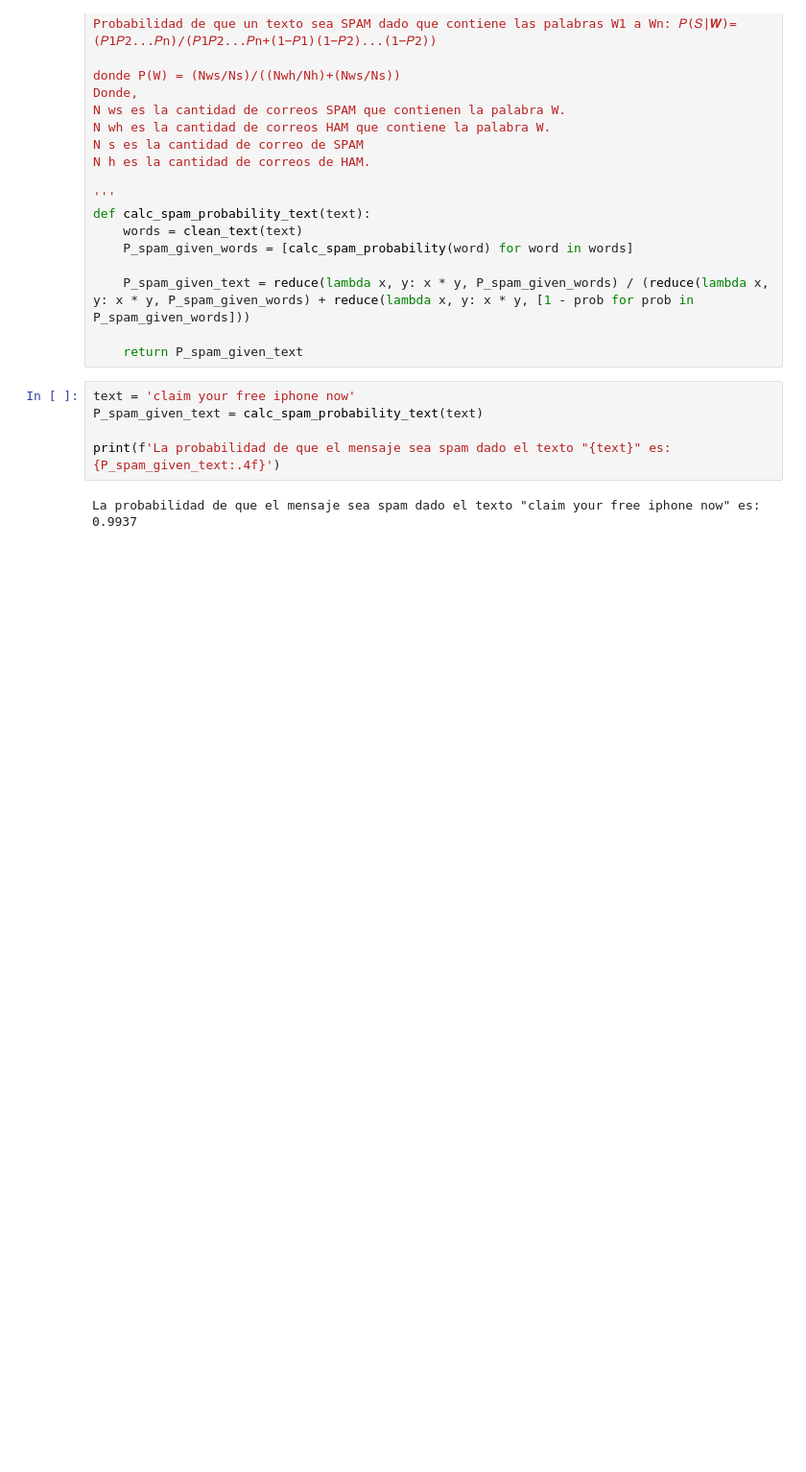
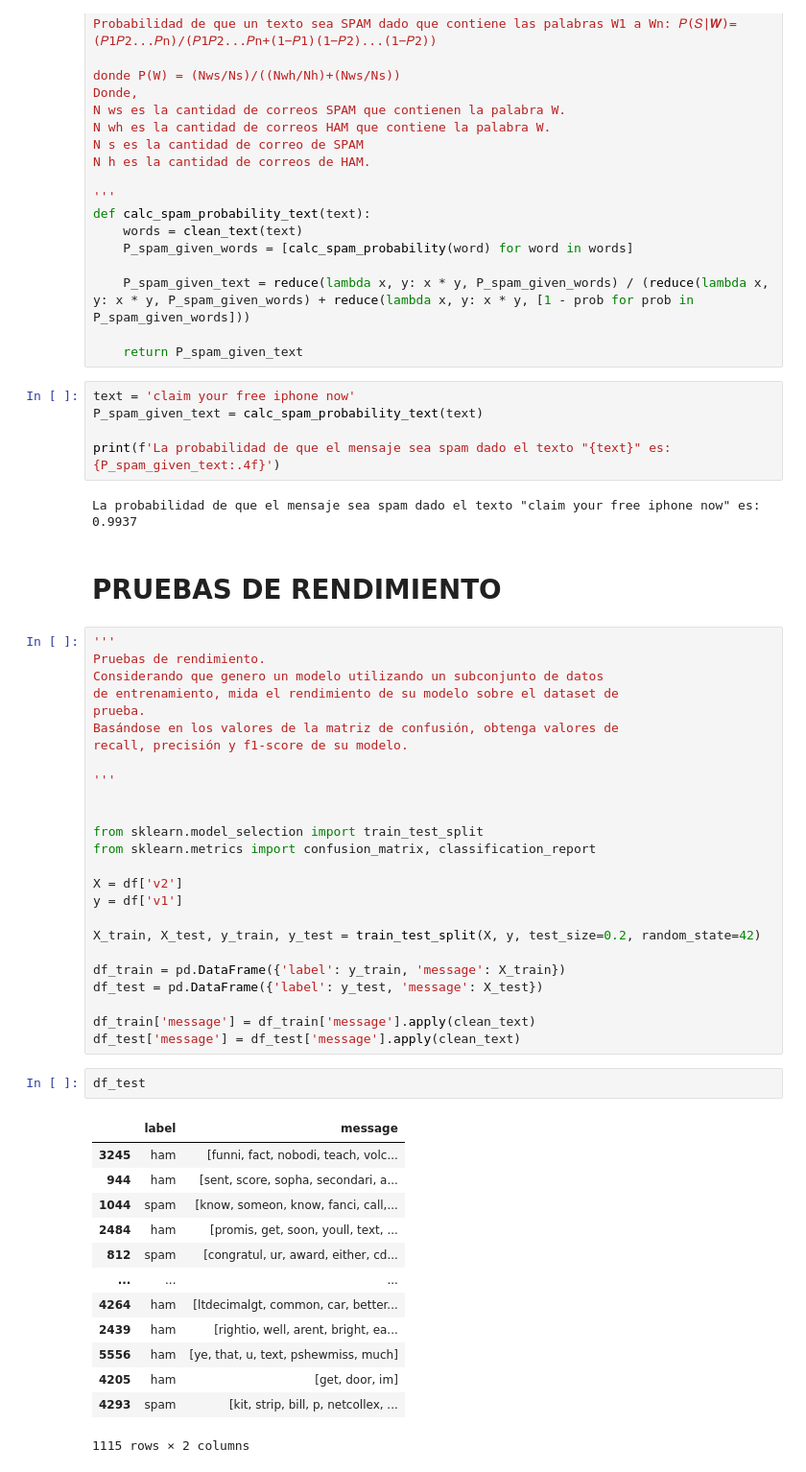
Before and after one commit to Jskenpo/PROYECTO2_IA, a Jupyter notebook: proyecto.ipynb, the cells around one changed output. Shown at 96% size. Drawn from its saved outputs; the diff is of its cells as text; blank space fills up the shorter version.

Commit message:
pruebas de rendimiento

```diff
--- a/proyecto.ipynb
+++ b/proyecto.ipynb
@@ -241,5 +241,46 @@ P_spam_given_text = calc_spam_probability_text(text)
 print(f'La probabilidad de que el mensaje sea spam dado el texto "{text}" es: {P_spam_given_text:.4f}')
 # %% [output]
 La probabilidad de que el mensaje sea spam dado el texto "claim your free iphone now" es: 0.9937
-# %% [markdown]
-##
+# %% [markdown]
+# PRUEBAS DE RENDIMIENTO
+# %%
+'''
+Pruebas de rendimiento.
+Considerando que genero un modelo utilizando un subconjunto de datos
+de entrenamiento, mida el rendimiento de su modelo sobre el dataset de
+prueba.
+Basándose en los valores de la matriz de confusión, obtenga valores de
+recall, precisión y f1-score de su modelo.
+
+'''
+
+
+from sklearn.model_selection import train_test_split
+from sklearn.metrics import confusion_matrix, classification_report
+
+X = df['v2']
+y = df['v1']
+
+X_train, X_test, y_train, y_test = train_test_split(X, y, test_size=0.2, random_state=42)
+
+df_train = pd.DataFrame({'label': y_train, 'message': X_train})
+df_test = pd.DataFrame({'label': y_test, 'message': X_test})
+
+df_train['message'] = df_train['message'].apply(clean_text)
+df_test['message'] = df_test['message'].apply(clean_text)
+# %%
+df_test
+# %% [output]
+|  | label | message |
+| 3245 | ham | [funni, fact, nobodi, teach, volc... |
+| 944 | ham | [sent, score, sopha, secondari, a... |
+| 1044 | spam | [know, someon, know, fanci, call,... |
+| 2484 | ham | [promis, get, soon, youll, text, ... |
+| 812 | spam | [congratul, ur, award, either, cd... |
+| ... | ... | ... |
+| 4264 | ham | [ltdecimalgt, common, car, better... |
+| 2439 | ham | [rightio, well, arent, bright, ea... |
+| 5556 | ham | [ye, that, u, text, pshewmiss, much] |
+| 4205 | ham | [get, door, im] |
+| 4293 | spam | [kit, strip, bill, p, netcollex, ... |
+1115 rows × 2 columns
```
Also changed, not shown: parts of 4 cells of this notebook.
